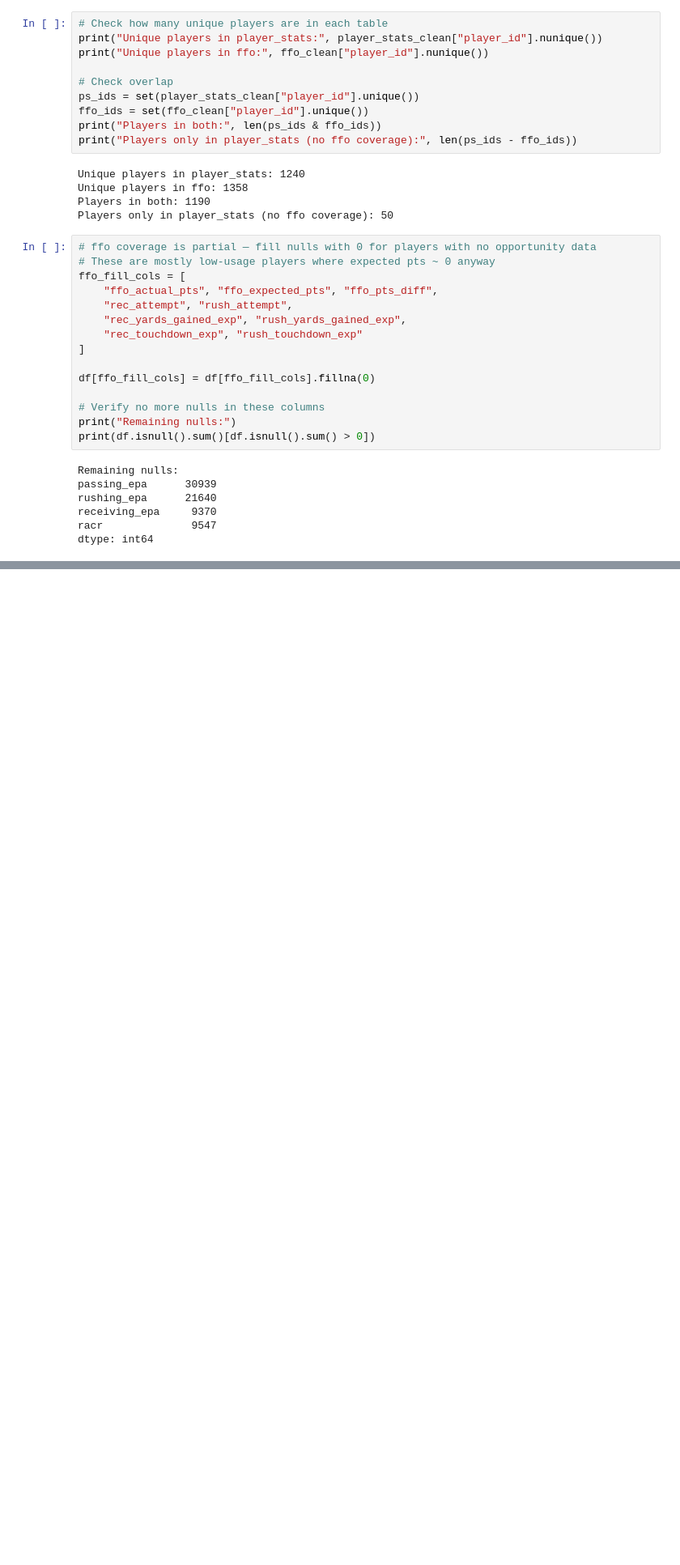
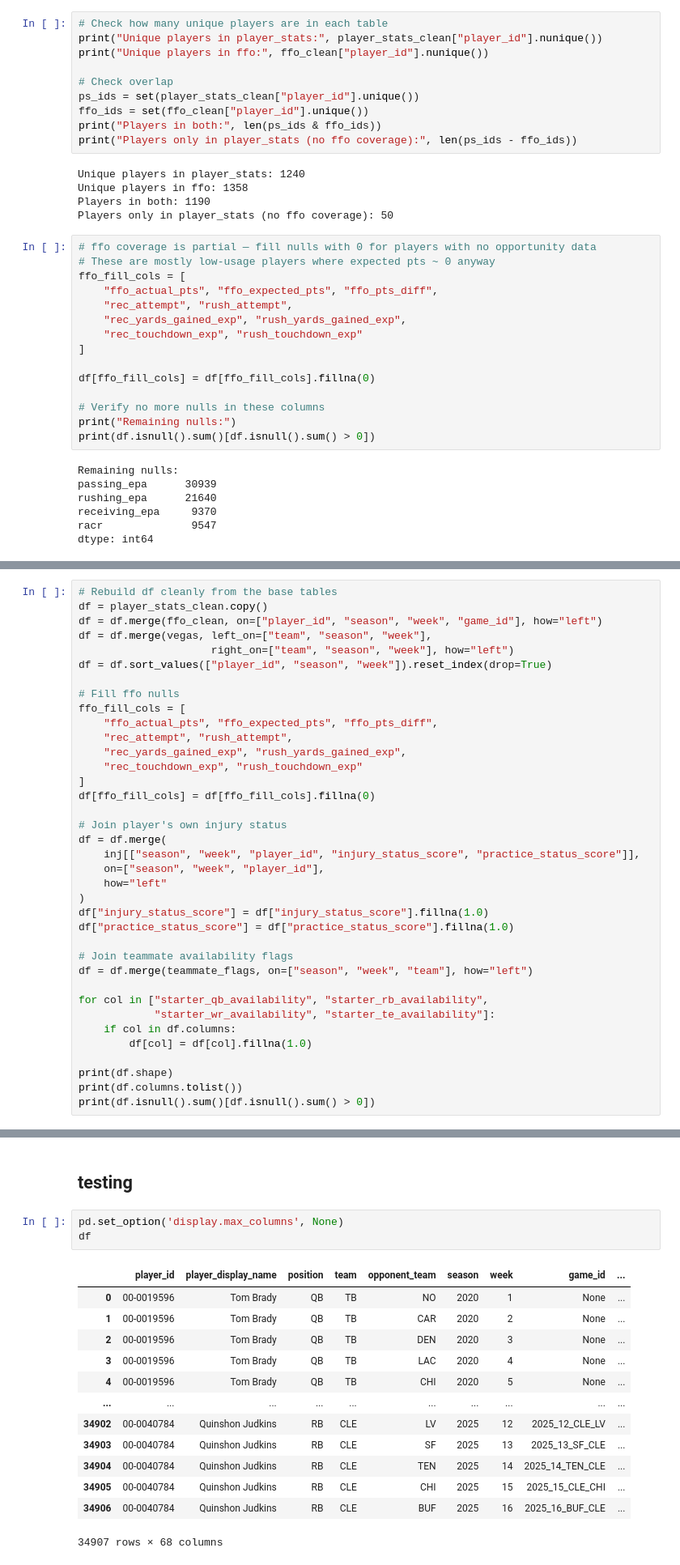
Before and after one commit to joscho11/BettingEdgeContinued, a Jupyter notebook: fantasy/data_pipeline.ipynb, the cells around one changed output, grey strips where cells are left out. Shown at 81% size. Saved outputs shown, nothing was run; the diff lists cells and outputs as text; blank space fills up the shorter version.

```diff
--- a/fantasy/data_pipeline.ipynb
+++ b/fantasy/data_pipeline.ipynb
@@ -294,0 +735,37 @@ dtype: int64
+# %%
+# Rebuild df cleanly from the base tables
+df = player_stats_clean.copy()
+df = df.merge(ffo_clean, on=["player_id", "season", "week", "game_id"], how="left")
+df = df.merge(vegas, left_on=["team", "season", "week"],
+                     right_on=["team", "season", "week"], how="left")
+df = df.sort_values(["player_id", "season", "week"]).reset_index(drop=True)
+
+# Fill ffo nulls
+ffo_fill_cols = [
+    "ffo_actual_pts", "ffo_expected_pts", "ffo_pts_diff",
+    "rec_attempt", "rush_attempt",
+    "rec_yards_gained_exp", "rush_yards_gained_exp",
+    "rec_touchdown_exp", "rush_touchdown_exp"
+]
+df[ffo_fill_cols] = df[ffo_fill_cols].fillna(0)
+
+# Join player's own injury status
+df = df.merge(
+    inj[["season", "week", "player_id", "injury_status_score", "practice_status_score"]],
+    on=["season", "week", "player_id"],
+    how="left"
+)
+df["injury_status_score"] = df["injury_status_score"].fillna(1.0)
+df["practice_status_score"] = df["practice_status_score"].fillna(1.0)
+
+# Join teammate availability flags
+df = df.merge(teammate_flags, on=["season", "week", "team"], how="left")
+
+for col in ["starter_qb_availability", "starter_rb_availability",
+            "starter_wr_availability", "starter_te_availability"]:
+    if col in df.columns:
+        df[col] = df[col].fillna(1.0)
+
+print(df.shape)
+print(df.columns.tolist())
+print(df.isnull().sum()[df.isnull().sum() > 0])
@@ -300,0 +1002,19 @@ print(f"✅ Saved — shape: {df.shape}")
+# %% [markdown]
+## testing
+# %%
+pd.set_option('display.max_columns', None)
+df
+# %% [output]
+|  | player_id | player_display_name | position | team | opponent_team | season | week | game_id | ... |
+| 0 | 00-0019596 | Tom Brady | QB | TB | NO | 2020 | 1 | None | ... |
+| 1 | 00-0019596 | Tom Brady | QB | TB | CAR | 2020 | 2 | None | ... |
+| 2 | 00-0019596 | Tom Brady | QB | TB | DEN | 2020 | 3 | None | ... |
+| 3 | 00-0019596 | Tom Brady | QB | TB | LAC | 2020 | 4 | None | ... |
+| 4 | 00-0019596 | Tom Brady | QB | TB | CHI | 2020 | 5 | None | ... |
+| ... | ... | ... | ... | ... | ... | ... | ... | ... | ... |
+| 34902 | 00-0040784 | Quinshon Judkins | RB | CLE | LV | 2025 | 12 | 2025_12_CLE_LV | ... |
+| 34903 | 00-0040784 | Quinshon Judkins | RB | CLE | SF | 2025 | 13 | 2025_13_SF_CLE | ... |
+| 34904 | 00-0040784 | Quinshon Judkins | RB | CLE | TEN | 2025 | 14 | 2025_14_TEN_CLE | ... |
+| 34905 | 00-0040784 | Quinshon Judkins | RB | CLE | CHI | 2025 | 15 | 2025_15_CLE_CHI | ... |
+| 34906 | 00-0040784 | Quinshon Judkins | RB | CLE | BUF | 2025 | 16 | 2025_16_BUF_CLE | ... |
+34907 rows × 68 columns
```
Also changed, not shown: parts of 26 cells of this notebook, 3 other files.
